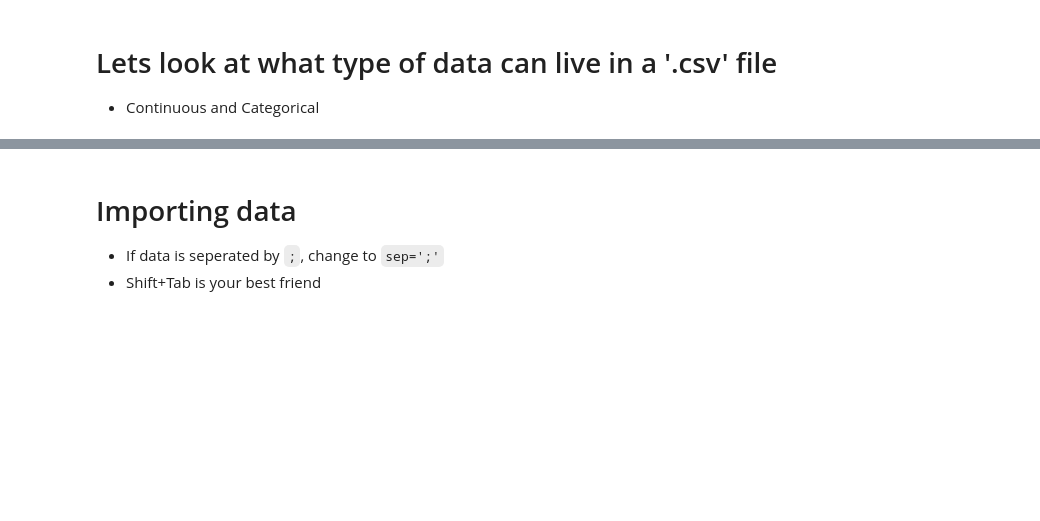
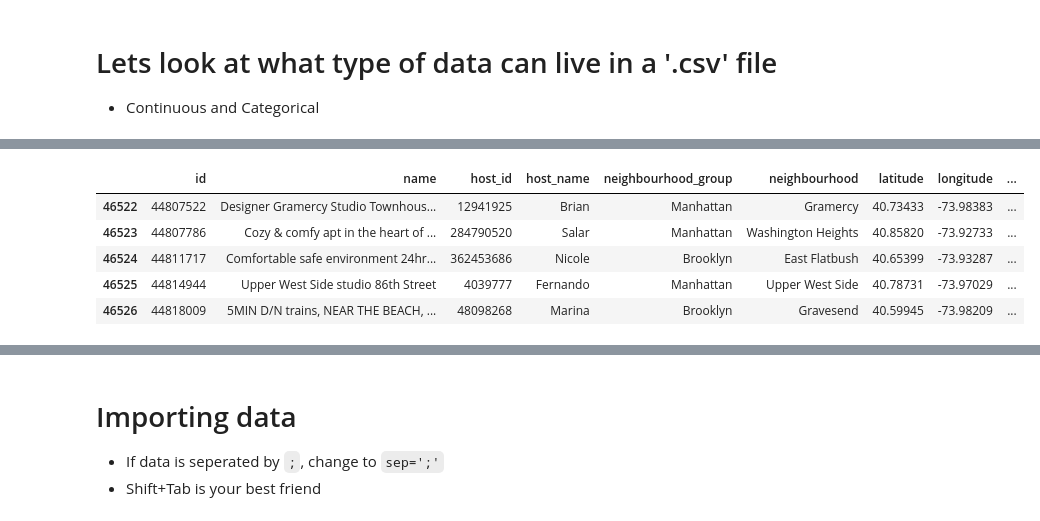
Before and after one commit to CenzOh/Python_Data_Science, a Jupyter notebook: Week-01-Pandas/Lecture.ipynb, the cells around one changed output, grey strips where cells are left out. Cells and saved outputs as stored; diff of their text form; code cells hidden in the pictures; blank space fills up the shorter version.

```diff
--- a/Week-01-Pandas/Lecture.ipynb
+++ b/Week-01-Pandas/Lecture.ipynb
@@ -16,0 +50,9 @@ pd.read_csv??
+# %%
+df_listings.tail()
+# %% [output]
+|  | id | name | host_id | host_name | neighbourhood_group | neighbourhood | latitude | longitude | ... |
+| 46522 | 44807522 | Designer Gramercy Studio Townhous... | 12941925 | Brian | Manhattan | Gramercy | 40.73433 | -73.98383 | ... |
+| 46523 | 44807786 | Cozy & comfy apt in the heart of ... | 284790520 | Salar | Manhattan | Washington Heights | 40.85820 | -73.92733 | ... |
+| 46524 | 44811717 | Comfortable safe environment 24hr... | 362453686 | Nicole | Brooklyn | East Flatbush | 40.65399 | -73.93287 | ... |
+| 46525 | 44814944 | Upper West Side studio 86th Street | 4039777 | Fernando | Manhattan | Upper West Side | 40.78731 | -73.97029 | ... |
+| 46526 | 44818009 | 5MIN D/N trains, NEAR THE BEACH, ... | 48098268 | Marina | Brooklyn | Gravesend | 40.59945 | -73.98209 | ... |
```
Also changed, not shown: parts of 23 cells of this notebook, 1 other file.
